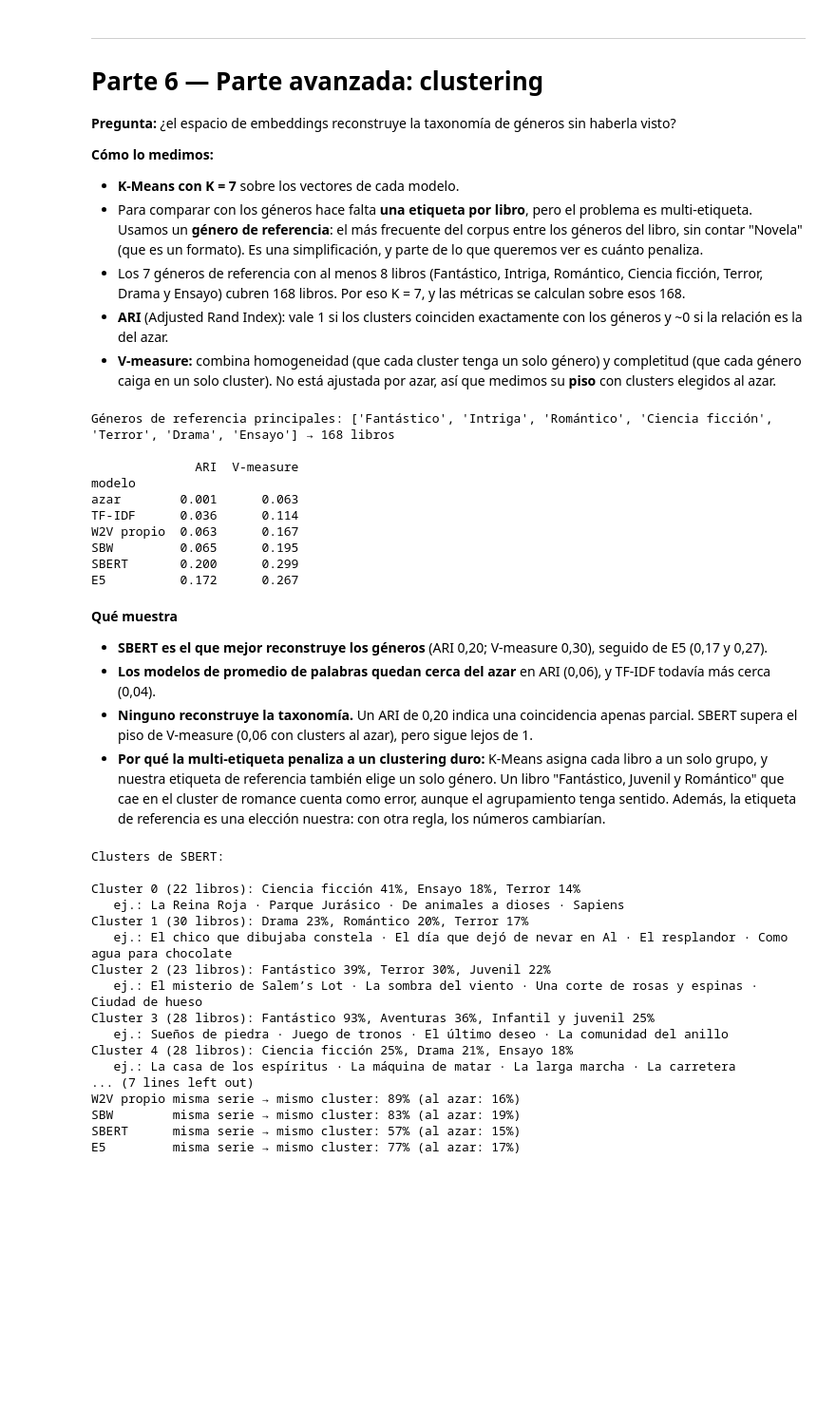
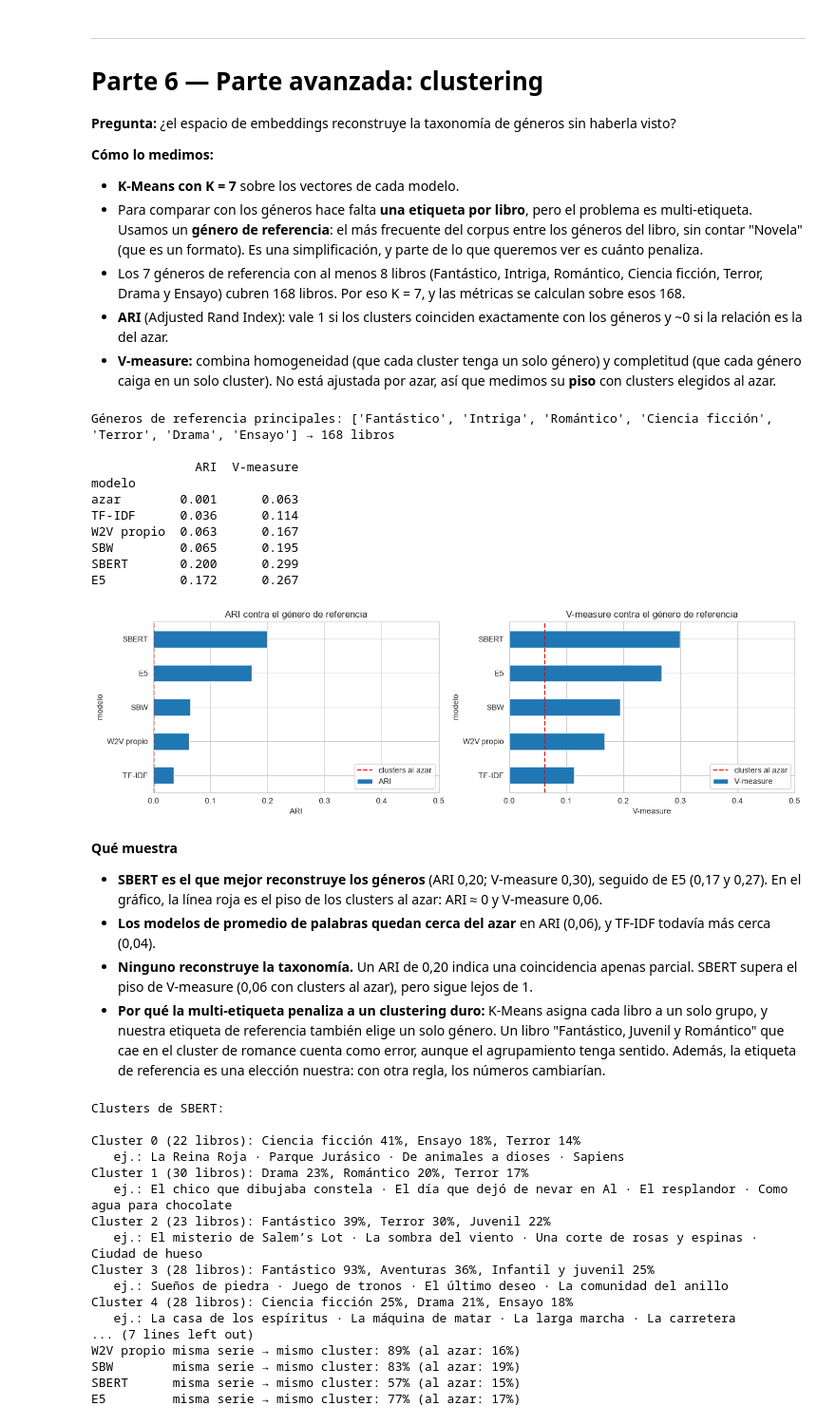
Before and after one commit to jcalabozo/PLN_TUIA, a Jupyter notebook: P2/TP2_calabozo_giuntoli_darruiz_dicarlo.ipynb, the cells around one changed output. Shown at 95% size. Drawn from its saved outputs; the diff is of its cells as text; code cells hidden in the pictures; blank space fills up the shorter version.

```diff
--- a/P2/TP2_calabozo_giuntoli_darruiz_dicarlo.ipynb
+++ b/P2/TP2_calabozo_giuntoli_darruiz_dicarlo.ipynb
@@ -1107,37 +1107,48 @@ print(f"Géneros de referencia principales: {list(principales)} → {en_principa
 
 # Piso: clusters asignados al azar (promedio de 50 repeticiones)
 rng = np.random.default_rng(SEMILLA)
 ari_azar, v_azar = [], []
 for _ in range(50):
     al_azar = rng.integers(0, N_CLUSTERS, len(libros))[en_principales]
     ari_azar.append(adjusted_rand_score(etiquetas, al_azar))
     v_azar.append(v_measure_score(etiquetas, al_azar))
 filas = [{"modelo": "azar", "ARI": np.mean(ari_azar), "V-measure": np.mean(v_azar)}]
 
 clusters = {}
 for nombre, m in MODELOS.items():
     X = m["matriz"].toarray() if hasattr(m["matriz"], "toarray") else m["matriz"]
     clusters[nombre] = KMeans(n_clusters=N_CLUSTERS, n_init=10, random_state=SEMILLA).fit_predict(X)
     filas.append({"modelo": nombre,
                   "ARI": adjusted_rand_score(etiquetas, clusters[nombre][en_principales]),
                   "V-measure": v_measure_score(etiquetas, clusters[nombre][en_principales])})
 metricas_clustering = pd.DataFrame(filas).set_index("modelo")
 print(metricas_clustering.round(3).to_string())
+
+# Gráfico: cada métrica por modelo, con la línea del piso (clusters al azar)
+fig, axes = plt.subplots(1, 2, figsize=(13, 4))
+for ax, metrica in zip(axes, ["ARI", "V-measure"]):
+    metricas_clustering[metrica].drop("azar").sort_values().plot.barh(ax=ax, color="tab:blue")
+    ax.axvline(metricas_clustering.loc["azar", metrica], color="red", ls="--", label="clusters al azar")
+    ax.set(title=f"{metrica} contra el género de referencia", xlabel=metrica, xlim=(0, 0.5))
+    ax.legend(loc="lower right")
+plt.tight_layout()
+plt.show()
 # %% [output]
 Géneros de referencia principales: ['Fantástico', 'Intriga', 'Romántico', 'Ciencia ficción', 'Terror', 'Drama', 'Ensayo'] → 168 libros
 
               ARI  V-measure
 modelo
 azar        0.001      0.063
 TF-IDF      0.036      0.114
 W2V propio  0.063      0.167
 SBW         0.065      0.195
 SBERT       0.200      0.299
 E5          0.172      0.267
+[figure, added]
 # %% [markdown]
 **Qué muestra**
 
-- **SBERT es el que mejor reconstruye los géneros** (ARI 0,20; V-measure 0,30), seguido de E5 (0,17 y 0,27).
+- **SBERT es el que mejor reconstruye los géneros** (ARI 0,20; V-measure 0,30), seguido de E5 (0,17 y 0,27). En el gráfico, la línea roja es el piso de los clusters al azar: ARI ≈ 0 y V-measure 0,06.
 - **Los modelos de promedio de palabras quedan cerca del azar** en ARI (0,06), y TF-IDF todavía más cerca (0,04).
 - **Ninguno reconstruye la taxonomía.** Un ARI de 0,20 indica una coincidencia apenas parcial. SBERT supera el piso de V-measure (0,06 con clusters al azar), pero sigue lejos de 1.
 - **Por qué la multi-etiqueta penaliza a un clustering duro:** K-Means asigna cada libro a un solo grupo, y nuestra etiqueta de referencia también elige un solo género. Un libro "Fantástico, Juvenil y Romántico" que cae en el cluster de romance cuenta como error, aunque el agrupamiento tenga sentido. Además, la etiqueta de referencia es una elección nuestra: con otra regla, los números cambiarían.
```
Also changed, not shown: parts of 4 cells of this notebook.
